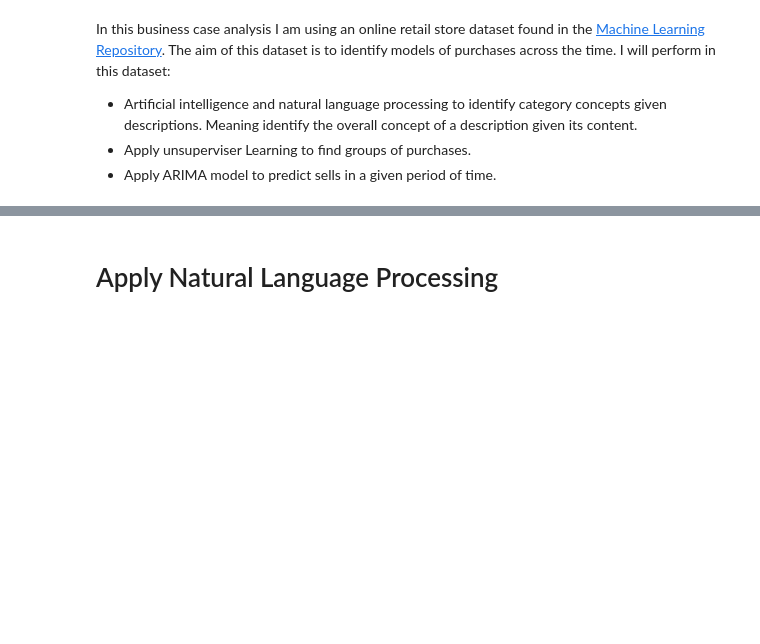
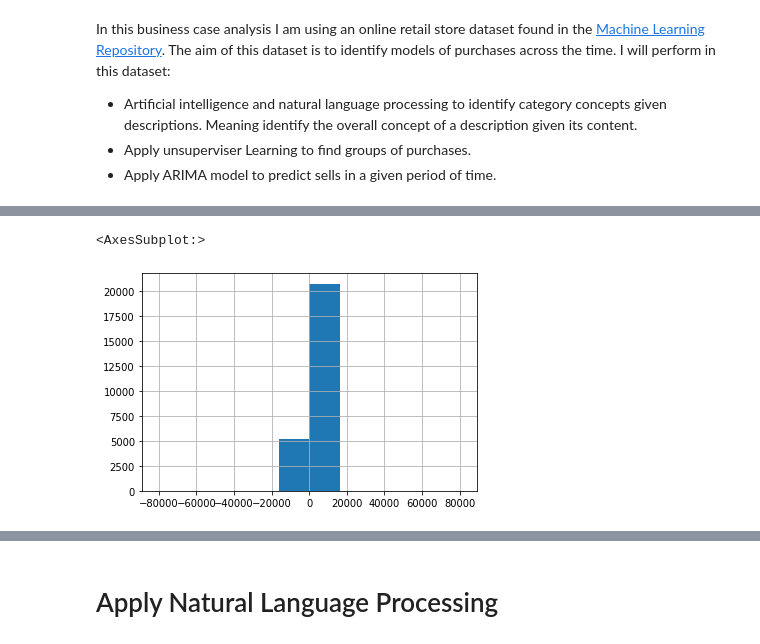
Before and after one commit to nonameforpirate/businessAnalysis, a Jupyter notebook: BusinessAnalysis.ipynb, the cells around one changed output, grey strips where cells are left out. Saved outputs shown, nothing was run; the diff lists cells and outputs as text; code cells hidden in the pictures; blank space fills up the shorter version.

```diff
--- a/BusinessAnalysis.ipynb
+++ b/BusinessAnalysis.ipynb
@@ -55,0 +44,7 @@ data_original
+# %%
+data_invoice = data_original[['InvoiceNo','Quantity','UnitPrice']]
+# %%
+# Get attributes per Invoice
+grp_invoice = data_invoice.groupby(['InvoiceNo']).sum()
+# %%
+grp_invoice.columns = ['Quantity','UnitPrice']
@@ -55,0 +79,6 @@ data_original
+# %%
+#Invoice quantity distribution, it seems to have a tendency of a normal distribution.
+grp_invoice['Quantity'].hist()
+# %% [output]
+<AxesSubplot:>
+[figure, added]
```
Also changed, not shown: parts of 47 cells of this notebook.
